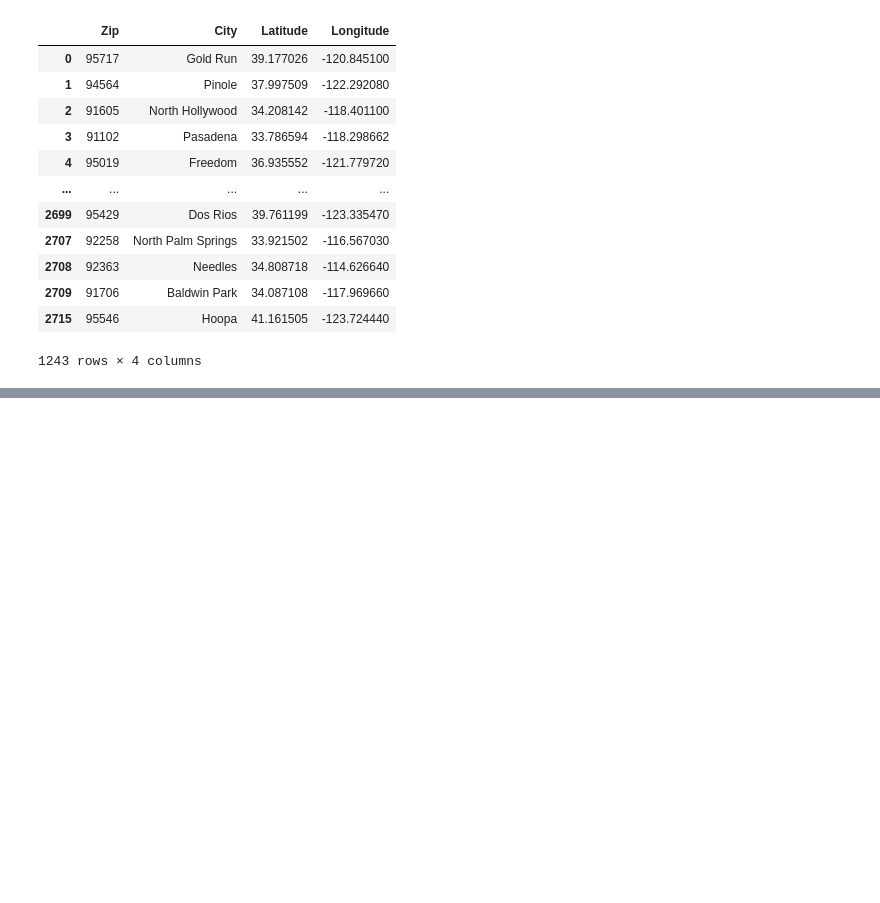
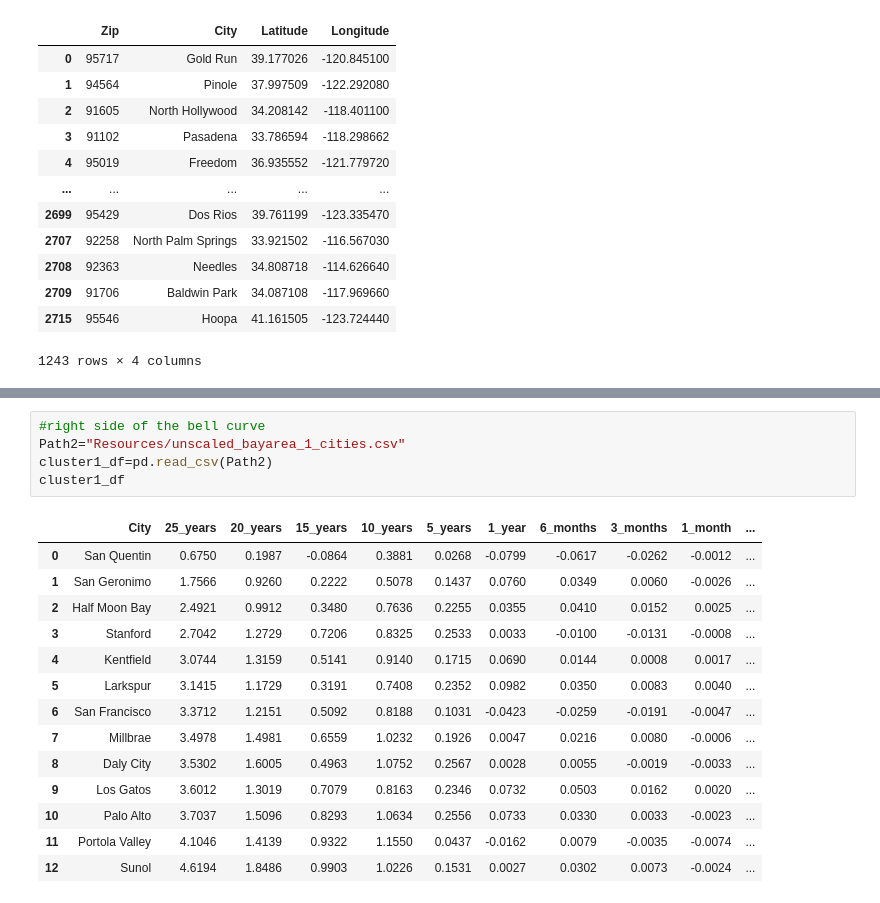
Before and after one commit to mightlee123/Project-2, a Jupyter notebook: map.ipynb, the cells around one changed output, grey strips where cells are left out. Drawn from its saved outputs; the diff is of its cells as text; blank space fills up the shorter version.

```diff
--- a/map.ipynb
+++ b/map.ipynb
@@ -52,0 +75,20 @@ Name: 95717;Gold Run;CA;39.177026;-120.8451;-8;1;39.177026, dtype: float64
+# %%
+#right side of the bell curve
+Path2="Resources/unscaled_bayarea_1_cities.csv"
+cluster1_df=pd.read_csv(Path2)
+cluster1_df
+# %% [output]
+|  | City | 25_years | 20_years | 15_years | 10_years | 5_years | 1_year | 6_months | 3_months | 1_month | ... |
+| 0 | San Quentin | 0.6750 | 0.1987 | -0.0864 | 0.3881 | 0.0268 | -0.0799 | -0.0617 | -0.0262 | -0.0012 | ... |
+| 1 | San Geronimo | 1.7566 | 0.9260 | 0.2222 | 0.5078 | 0.1437 | 0.0760 | 0.0349 | 0.0060 | -0.0026 | ... |
+| 2 | Half Moon Bay | 2.4921 | 0.9912 | 0.3480 | 0.7636 | 0.2255 | 0.0355 | 0.0410 | 0.0152 | 0.0025 | ... |
+| 3 | Stanford | 2.7042 | 1.2729 | 0.7206 | 0.8325 | 0.2533 | 0.0033 | -0.0100 | -0.0131 | -0.0008 | ... |
+| 4 | Kentfield | 3.0744 | 1.3159 | 0.5141 | 0.9140 | 0.1715 | 0.0690 | 0.0144 | 0.0008 | 0.0017 | ... |
+| 5 | Larkspur | 3.1415 | 1.1729 | 0.3191 | 0.7408 | 0.2352 | 0.0982 | 0.0350 | 0.0083 | 0.0040 | ... |
+| 6 | San Francisco | 3.3712 | 1.2151 | 0.5092 | 0.8188 | 0.1031 | -0.0423 | -0.0259 | -0.0191 | -0.0047 | ... |
+| 7 | Millbrae | 3.4978 | 1.4981 | 0.6559 | 1.0232 | 0.1926 | 0.0047 | 0.0216 | 0.0080 | -0.0006 | ... |
+| 8 | Daly City | 3.5302 | 1.6005 | 0.4963 | 1.0752 | 0.2567 | 0.0028 | 0.0055 | -0.0019 | -0.0033 | ... |
+| 9 | Los Gatos | 3.6012 | 1.3019 | 0.7079 | 0.8163 | 0.2346 | 0.0732 | 0.0503 | 0.0162 | 0.0020 | ... |
+| 10 | Palo Alto | 3.7037 | 1.5096 | 0.8293 | 1.0634 | 0.2556 | 0.0733 | 0.0330 | 0.0033 | -0.0023 | ... |
+| 11 | Portola Valley | 4.1046 | 1.4139 | 0.9322 | 1.1550 | 0.0437 | -0.0162 | 0.0079 | -0.0035 | -0.0074 | ... |
+| 12 | Sunol | 4.6194 | 1.8486 | 0.9903 | 1.0226 | 0.1531 | 0.0027 | 0.0302 | 0.0073 | -0.0024 | ... |
```
Also changed, not shown: parts of 7 cells of this notebook.
